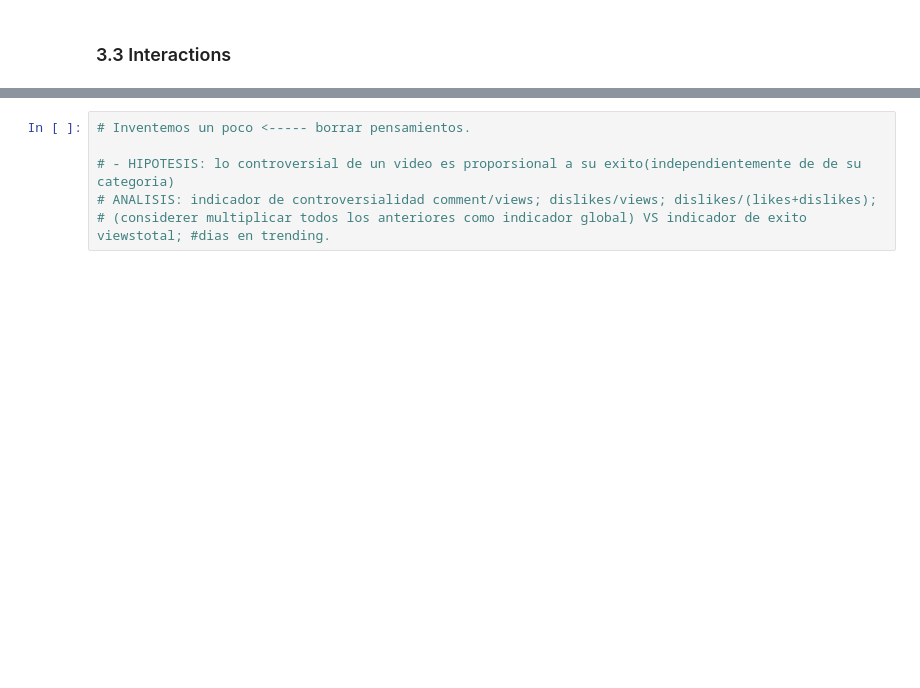
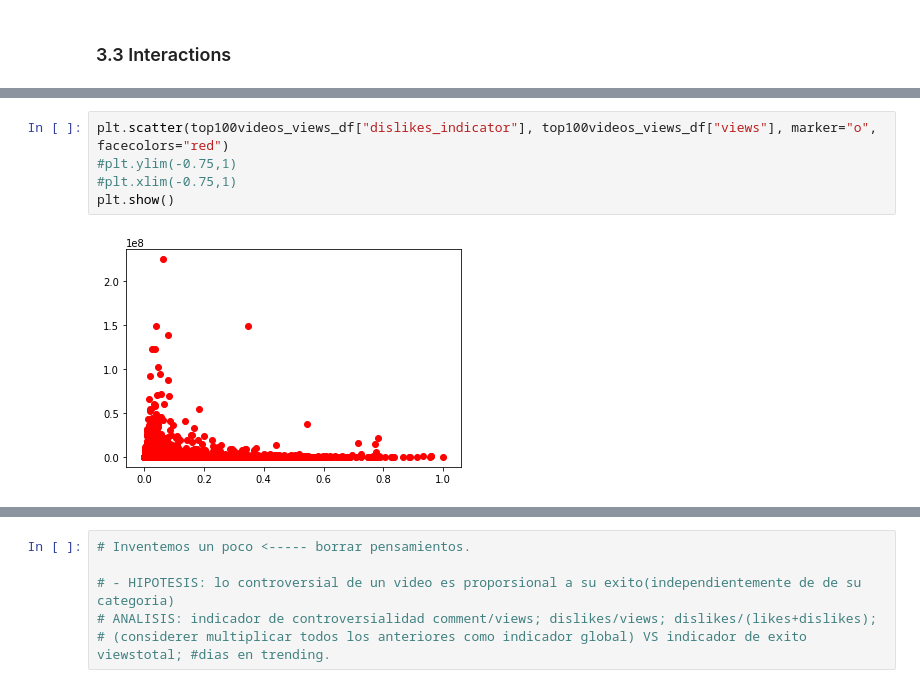
Before and after one commit to CaroMuizzi/Success-on-YouTube-Channels, a Jupyter notebook: Trending_videos.ipynb, the cells around one changed output, grey strips where cells are left out. Drawn from its saved outputs; the diff is of its cells as text; blank space fills up the shorter version.

```diff
--- a/Trending_videos.ipynb
+++ b/Trending_videos.ipynb
@@ -247,0 +363,7 @@ df.head()
+# %%
+plt.scatter(top100videos_views_df["dislikes_indicator"], top100videos_views_df["views"], marker="o", facecolors="red")
+#plt.ylim(-0.75,1)
+#plt.xlim(-0.75,1)
+plt.show()
+# %% [output]
+[figure, added]
```
Also changed, not shown: parts of 17 cells of this notebook.
